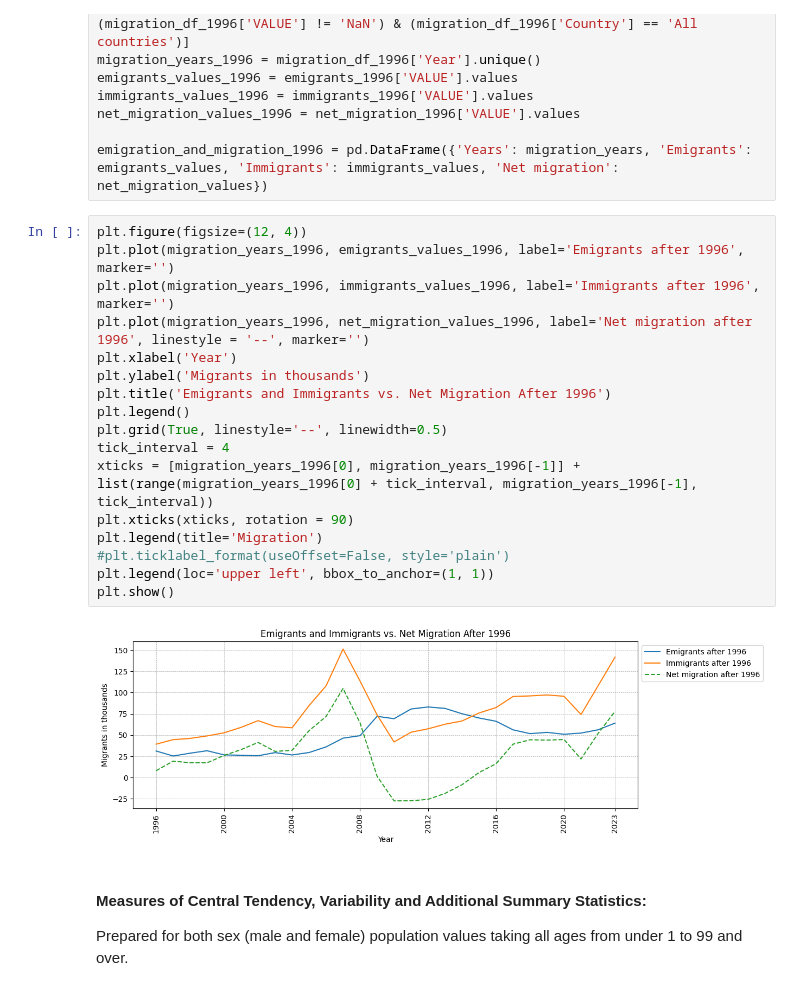
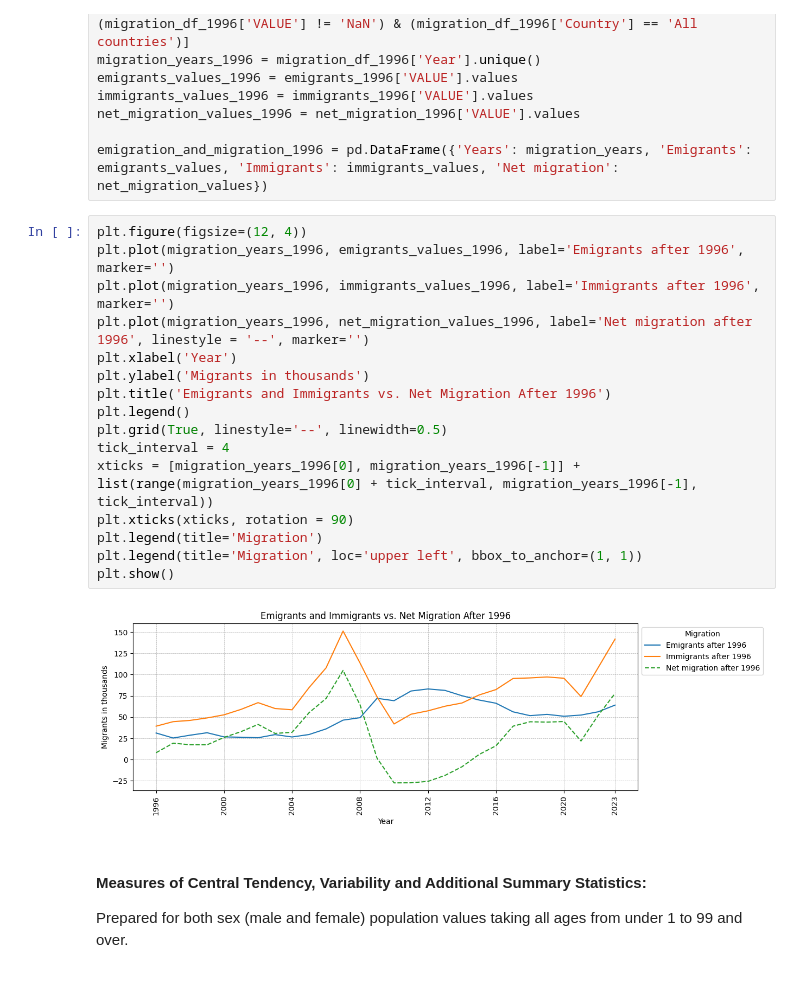
Before and after one commit to Ivkoto/DataAnalyticsMachineLearning, a Jupyter notebook: Data_Preparation/CA1_1_final.ipynb, the cells around one changed output. Drawn from its saved outputs; the diff is of its cells as text.

Commit message:
ca1_1 & ca1_2 updates. Loggic added to ML. Formattind applied.

```diff
--- a/Data_Preparation/CA1_1_final.ipynb
+++ b/Data_Preparation/CA1_1_final.ipynb
@@ -843,22 +841,21 @@ emigration_and_migration_1996 = pd.DataFrame({'Years': migration_years, 'Emigran
 # %%
 plt.figure(figsize=(12, 4))
 plt.plot(migration_years_1996, emigrants_values_1996, label='Emigrants after 1996', marker='')
 plt.plot(migration_years_1996, immigrants_values_1996, label='Immigrants after 1996', marker='')
 plt.plot(migration_years_1996, net_migration_values_1996, label='Net migration after 1996', linestyle = '--', marker='')
 plt.xlabel('Year')
 plt.ylabel('Migrants in thousands')
 plt.title('Emigrants and Immigrants vs. Net Migration After 1996')
 plt.legend()
 plt.grid(True, linestyle='--', linewidth=0.5)
 tick_interval = 4
 xticks = [migration_years_1996[0], migration_years_1996[-1]] + list(range(migration_years_1996[0] + tick_interval, migration_years_1996[-1], tick_interval))
 plt.xticks(xticks, rotation = 90)
 plt.legend(title='Migration')
-#plt.ticklabel_format(useOffset=False, style='plain')
-plt.legend(loc='upper left', bbox_to_anchor=(1, 1))
+plt.legend(title='Migration', loc='upper left', bbox_to_anchor=(1, 1))
 plt.show()
 # %% [output]
-[figure, old version]
+[figure, new version]
 # %% [markdown]
 #### **Measures of Central Tendency, Variability and Additional Summary Statistics:**
 
```
Also changed, not shown: parts of 1 cell of this notebook, 1 other file.
